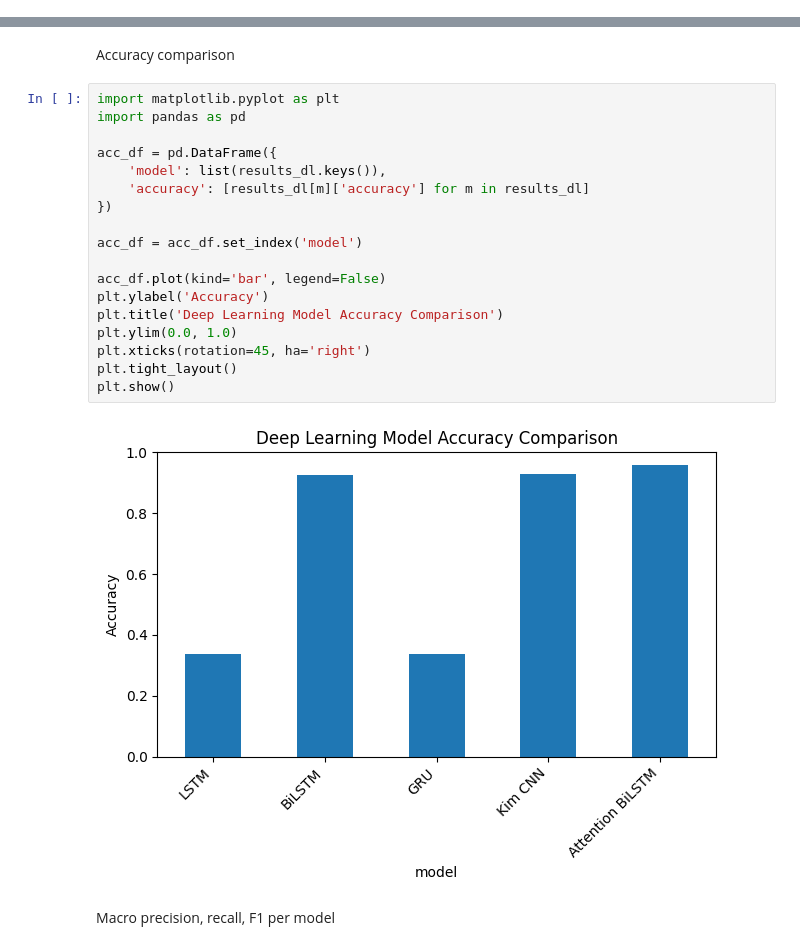
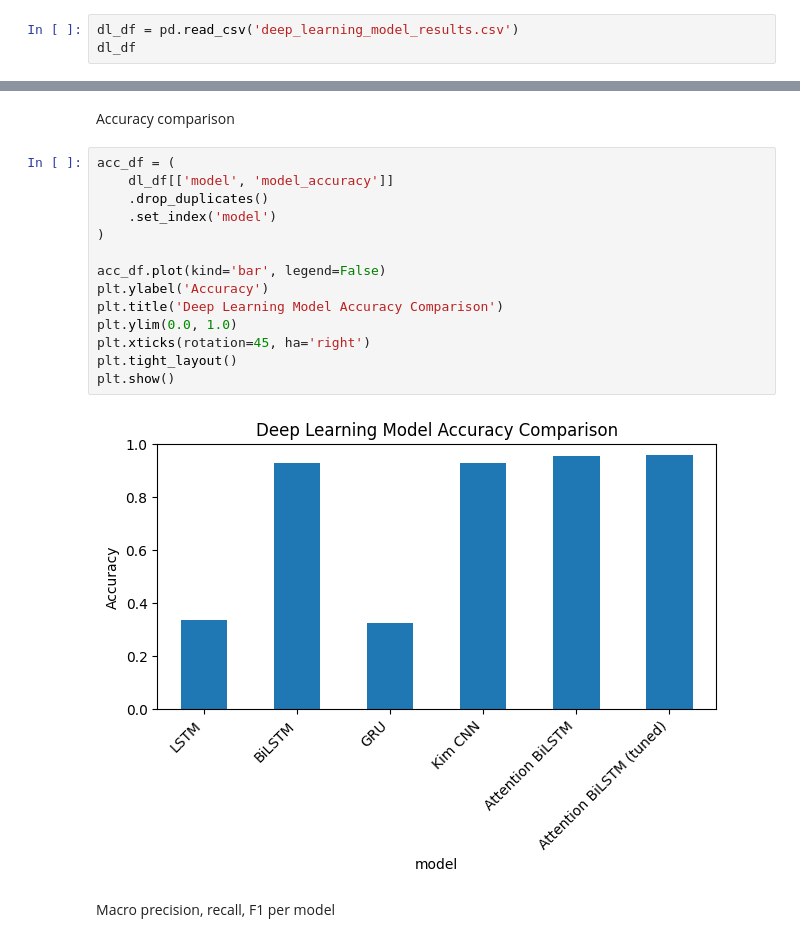
Before and after one commit to ozense1/emotion_classify, a Jupyter notebook: 2_deep_learning_model.ipynb, the cells around one changed output, grey strips where cells are left out. Drawn from its saved outputs; the diff is of its cells as text.

```diff
--- a/2_deep_learning_model.ipynb
+++ b/2_deep_learning_model.ipynb
@@ -448,2 +534,5 @@ results_dl
 # %% [markdown]
 ## Graphs
+# %%
+dl_df = pd.read_csv('deep_learning_model_results.csv')
+dl_df
@@ -450,25 +557,21 @@ results_dl
 # %% [markdown]
 Accuracy comparison
 # %%
-import matplotlib.pyplot as plt
-import pandas as pd
-
-acc_df = pd.DataFrame({
-    'model': list(results_dl.keys()),
-    'accuracy': [results_dl[m]['accuracy'] for m in results_dl]
-})
-
-acc_df = acc_df.set_index('model')
+acc_df = (
+    dl_df[['model', 'model_accuracy']]
+    .drop_duplicates()
+    .set_index('model')
+)
 
 acc_df.plot(kind='bar', legend=False)
 plt.ylabel('Accuracy')
 plt.title('Deep Learning Model Accuracy Comparison')
 plt.ylim(0.0, 1.0)
 plt.xticks(rotation=45, ha='right')
 plt.tight_layout()
 plt.show()
 # %% [output]
-[figure, old version]
+[figure, new version]
 # %% [markdown]
 Macro precision, recall, F1 per model
 # %%
```
Also changed, not shown: parts of 8 cells of this notebook.
